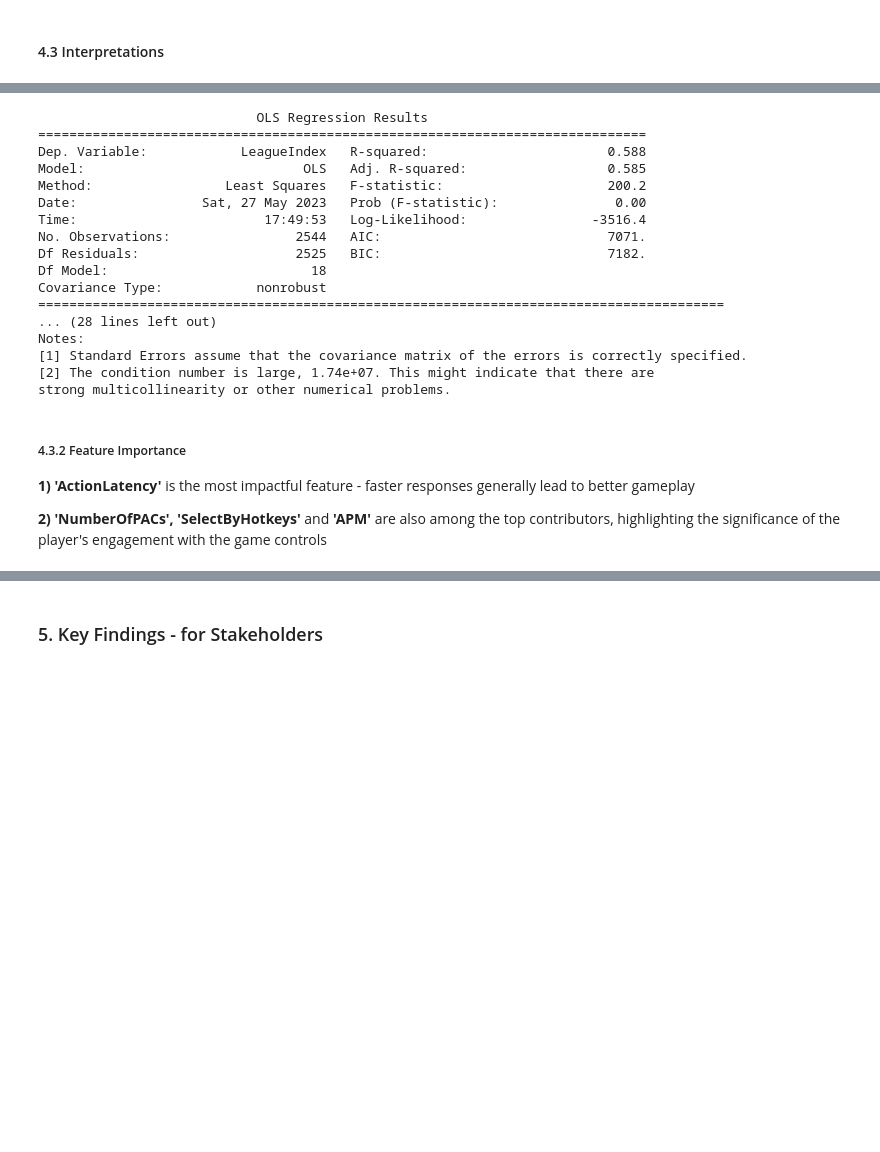
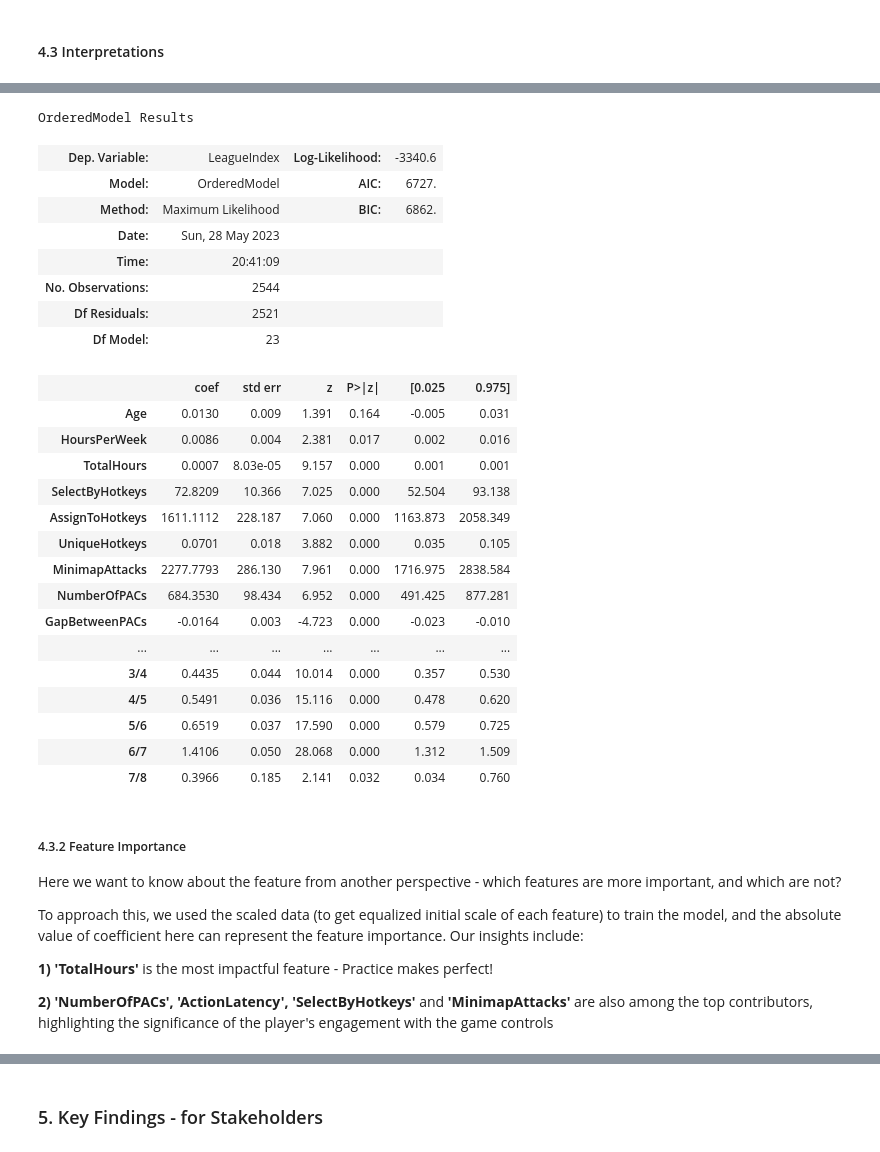
Before and after one commit to rochjia/EG_Assessment_DS_Roch, a Jupyter notebook: EG_DS_Assessment_Runqing_Jia.ipynb, the cells around one changed output, grey strips where cells are left out. Drawn from its saved outputs; the diff is of its cells as text; code cells hidden in the pictures; blank space fills up the shorter version.

```diff
--- a/EG_DS_Assessment_Runqing_Jia.ipynb
+++ b/EG_DS_Assessment_Runqing_Jia.ipynb
@@ -410,6 +418,8 @@ plt.ylabel("Feature")
 plt.show()
 # %% [output]
 [figure]
+# %%
+df = df.drop(['MinimapRightClicks', 'APM'], axis = 1)
 # %% [markdown]
 ### 4. Modeling & Deployment
 In this phase, we aim to predict player ranks represented by the column 'LeagueIndex', which ranges from 1 (Bronze, the lowest) to 8 (Professional, the highest). This task can be seen as an "ordinal classification" problem, where the integer target variable symbolizes different levels of performance in StarCraft.
@@ -534,0 +553,16 @@ Testing Accuracy: 0.38
+# %%
+olr = OrderedModel(y_train, X_train, distr='logit')
+result = olr.fit(method='bfgs')
+pred_train_prob = result.predict(X_train)
+pred_train = np.argmax(pred_train_prob.values, axis=1) + 1
+accuracy_train = np.mean(pred_train == y_train)
+pred_test_prob = result.predict(X_test)
+pred_test = np.argmax(pred_test_prob.values, axis=1) + 1
+accuracy_test = np.mean(pred_test == y_test)
+# Although this is basically a classification model, we still want to apply rmse for comparison across different models
+rmse_train = mean_squared_error(y_train, pred_train, squared=False)
+rmse_test = mean_squared_error(y_test, pred_test, squared=False)
+print(f'Training RMSE: {rmse_train:.2f}')
+print(f'Testing RMSE: {rmse_test:.2f}')
+print(f'Training Accuracy: {accuracy_train:.2f}')
+print(f'Testing Accuracy: {accuracy_test:.2f}')
@@ -597,29 +639,37 @@ __6)__ __Multicolinearity__ is still significant - more data, further feature se
-# %%
-X = sm.add_constant(X_train)
-model = sm.OLS(y_train, X)
-results = model.fit()
-print(results.summary())
-# %% [output]
-                            OLS Regression Results
-==============================================================================
-Dep. Variable:            LeagueIndex   R-squared:                       0.588
-Model:                            OLS   Adj. R-squared:                  0.585
-Method:                 Least Squares   F-statistic:                     200.2
-Date:                Sat, 27 May 2023   Prob (F-statistic):               0.00
-Time:                        17:49:53   Log-Likelihood:                -3516.4
-No. Observations:                2544   AIC:                             7071.
-Df Residuals:                    2525   BIC:                             7182.
-Df Model:                          18
-Covariance Type:            nonrobust
-========================================================================================
-... (28 lines left out)
-Notes:
-[1] Standard Errors assume that the covariance matrix of the errors is correctly specified.
-[2] The condition number is large, 1.74e+07. This might indicate that there are
-strong multicollinearity or other numerical problems.
+# %%
+result.summary()
+# %% [output]
+OrderedModel Results
+| Dep. Variable: | LeagueIndex | Log-Likelihood: | -3340.6 |
+| Model: | OrderedModel | AIC: | 6727. |
+| Method: | Maximum Likelihood | BIC: | 6862. |
+| Date: | Sun, 28 May 2023 |  |  |
+| Time: | 20:41:09 |  |  |
+| No. Observations: | 2544 |  |  |
+| Df Residuals: | 2521 |  |  |
+| Df Model: | 23 |  |  |
+|  | coef | std err | z | P>|z| | [0.025 | 0.975] |
+| Age | 0.0130 | 0.009 | 1.391 | 0.164 | -0.005 | 0.031 |
+| HoursPerWeek | 0.0086 | 0.004 | 2.381 | 0.017 | 0.002 | 0.016 |
+| TotalHours | 0.0007 | 8.03e-05 | 9.157 | 0.000 | 0.001 | 0.001 |
+| SelectByHotkeys | 72.8209 | 10.366 | 7.025 | 0.000 | 52.504 | 93.138 |
+| AssignToHotkeys | 1611.1112 | 228.187 | 7.060 | 0.000 | 1163.873 | 2058.349 |
+| UniqueHotkeys | 0.0701 | 0.018 | 3.882 | 0.000 | 0.035 | 0.105 |
+| MinimapAttacks | 2277.7793 | 286.130 | 7.961 | 0.000 | 1716.975 | 2838.584 |
+| NumberOfPACs | 684.3530 | 98.434 | 6.952 | 0.000 | 491.425 | 877.281 |
+| GapBetweenPACs | -0.0164 | 0.003 | -4.723 | 0.000 | -0.023 | -0.010 |
+| ... | ... | ... | ... | ... | ... | ... |
+| 3/4 | 0.4435 | 0.044 | 10.014 | 0.000 | 0.357 | 0.530 |
+| 4/5 | 0.5491 | 0.036 | 15.116 | 0.000 | 0.478 | 0.620 |
+| 5/6 | 0.6519 | 0.037 | 17.590 | 0.000 | 0.579 | 0.725 |
+| 6/7 | 1.4106 | 0.050 | 28.068 | 0.000 | 1.312 | 1.509 |
+| 7/8 | 0.3966 | 0.185 | 2.141 | 0.032 | 0.034 | 0.760 |
 # %% [markdown]
 ##### 4.3.2 Feature Importance
+Here we want to know about the feature from another perspective - which features are more important, and which are not?
 
-__1)__ __'ActionLatency'__ is the most impactful feature - faster responses generally lead to better gameplay
+To approach this, we used the scaled data (to get equalized initial scale of each feature) to train the model, and the absolute value of coefficient here can represent the feature importance. Our insights include:
 
-__2)__ __'NumberOfPACs', 'SelectByHotkeys'__ and __'APM'__ are also among the top contributors, highlighting the significance of the player's engagement with the game controls
+__1)__ __'TotalHours'__ is the most impactful feature - Practice makes perfect!
+
+__2)__ __'NumberOfPACs', 'ActionLatency', 'SelectByHotkeys'__ and __'MinimapAttacks'__ are also among the top contributors, highlighting the significance of the player's engagement with the game controls
```
Also changed, not shown: parts of 24 cells of this notebook, 1 other file.
